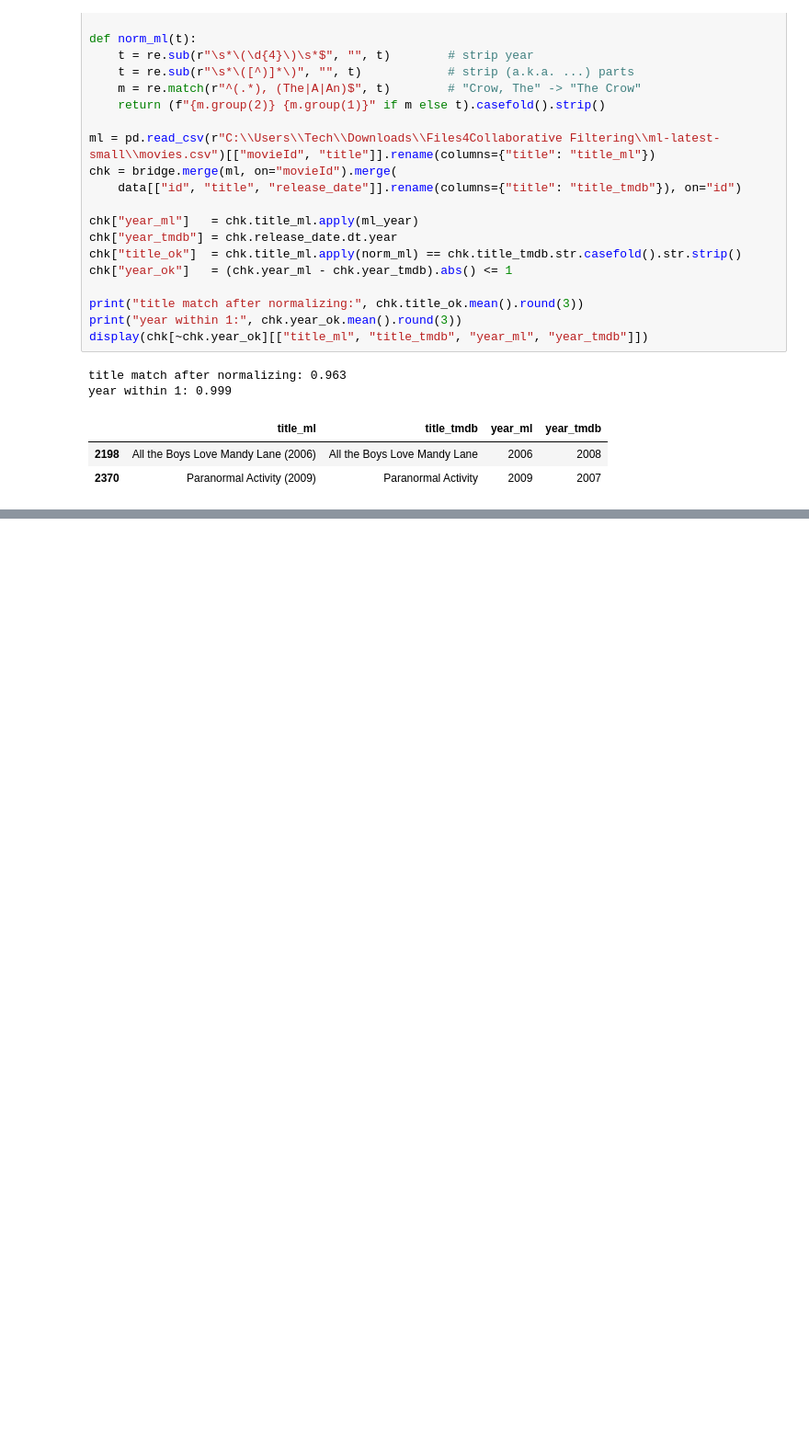
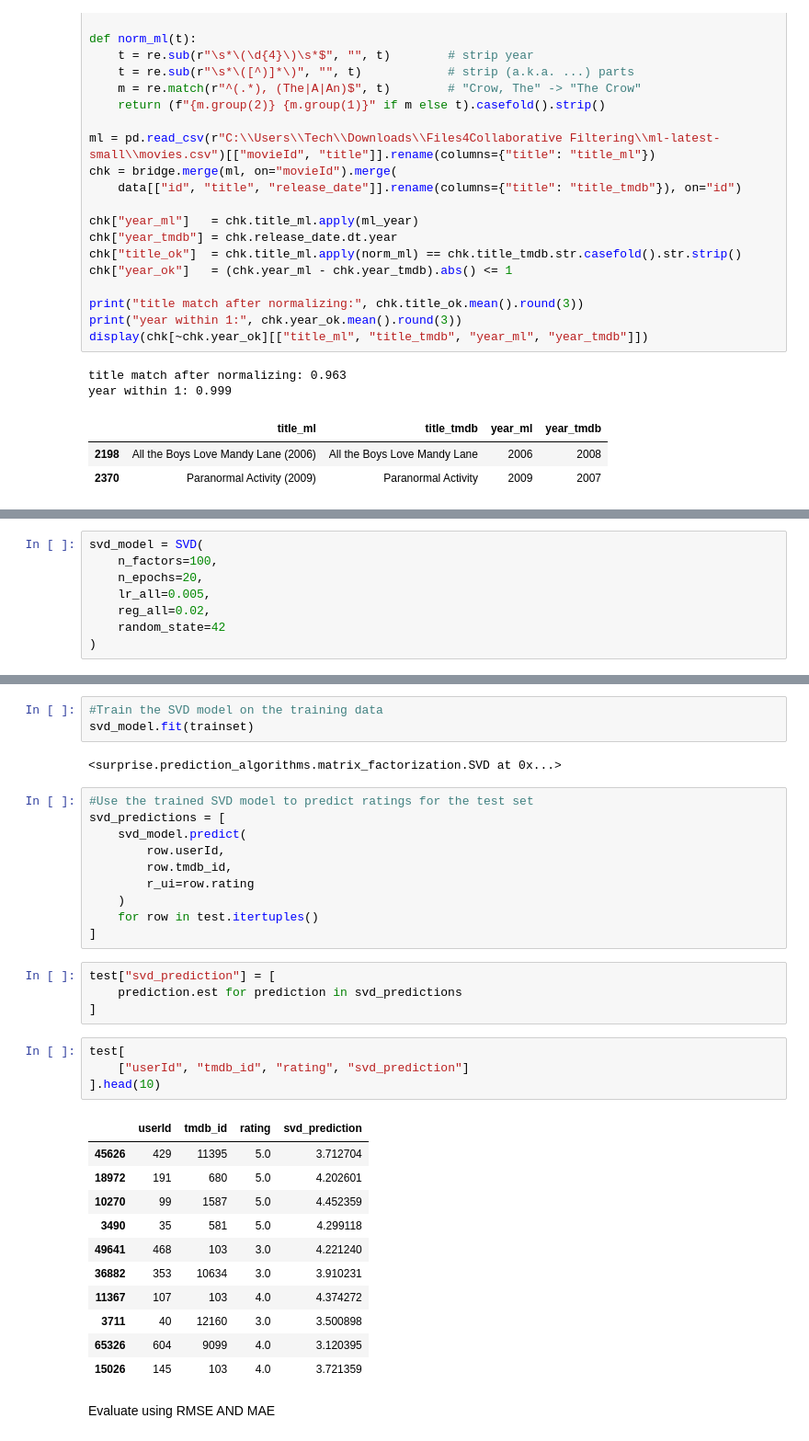
Before and after one commit to AwendyG/Movie-Recommendation-Capstone, a Jupyter notebook: Capstone.ipynb, the cells around one changed output, grey strips where cells are left out. Shown at 92% size. Saved outputs shown, nothing was run; the diff lists cells and outputs as text; blank space fills up the shorter version.

```diff
--- a/Capstone.ipynb
+++ b/Capstone.ipynb
@@ -1424,0 +1702,8 @@ year within 1: 0.999
+# %%
+svd_model = SVD(
+    n_factors=100,
+    n_epochs=20,
+    lr_all=0.005,
+    reg_all=0.02,
+    random_state=42
+)
@@ -1424,0 +1722,37 @@ year within 1: 0.999
+# %%
+#Train the SVD model on the training data
+svd_model.fit(trainset)
+# %% [output]
+<surprise.prediction_algorithms.matrix_factorization.SVD at 0x...>
+# %%
+#Use the trained SVD model to predict ratings for the test set
+svd_predictions = [
+    svd_model.predict(
+        row.userId,
+        row.tmdb_id,
+        r_ui=row.rating
+    )
+    for row in test.itertuples()
+]
+# %%
+test["svd_prediction"] = [
+    prediction.est for prediction in svd_predictions
+]
+# %%
+test[
+    ["userId", "tmdb_id", "rating", "svd_prediction"]
+].head(10)
+# %% [output]
+|  | userId | tmdb_id | rating | svd_prediction |
+| 45626 | 429 | 11395 | 5.0 | 3.712704 |
+| 18972 | 191 | 680 | 5.0 | 4.202601 |
+| 10270 | 99 | 1587 | 5.0 | 4.452359 |
+| 3490 | 35 | 581 | 5.0 | 4.299118 |
+| 49641 | 468 | 103 | 3.0 | 4.221240 |
+| 36882 | 353 | 10634 | 3.0 | 3.910231 |
+| 11367 | 107 | 103 | 4.0 | 4.374272 |
+| 3711 | 40 | 12160 | 3.0 | 3.500898 |
+| 65326 | 604 | 9099 | 4.0 | 3.120395 |
+| 15026 | 145 | 103 | 4.0 | 3.721359 |
+# %% [markdown]
+Evaluate using RMSE AND MAE
```
Also changed, not shown: parts of 43 cells of this notebook.
